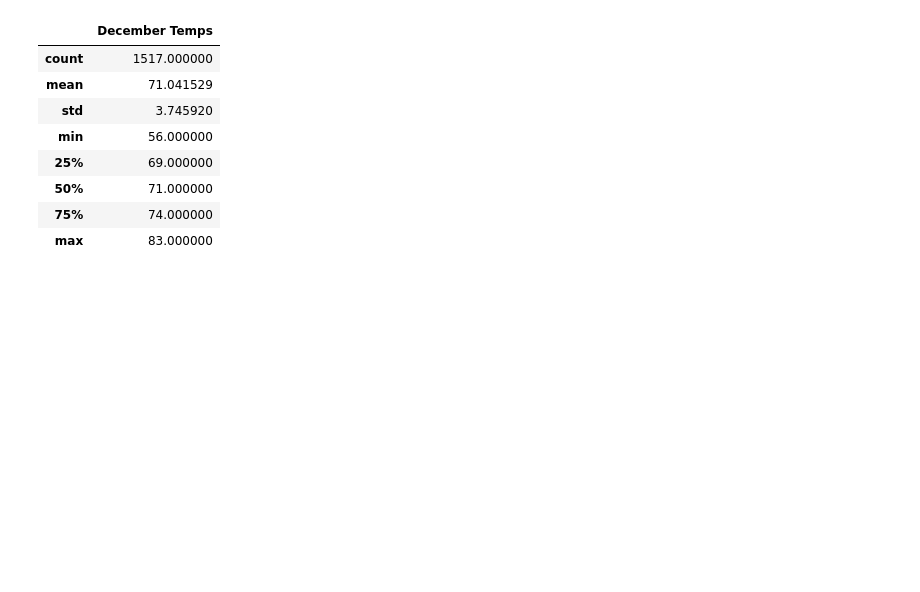
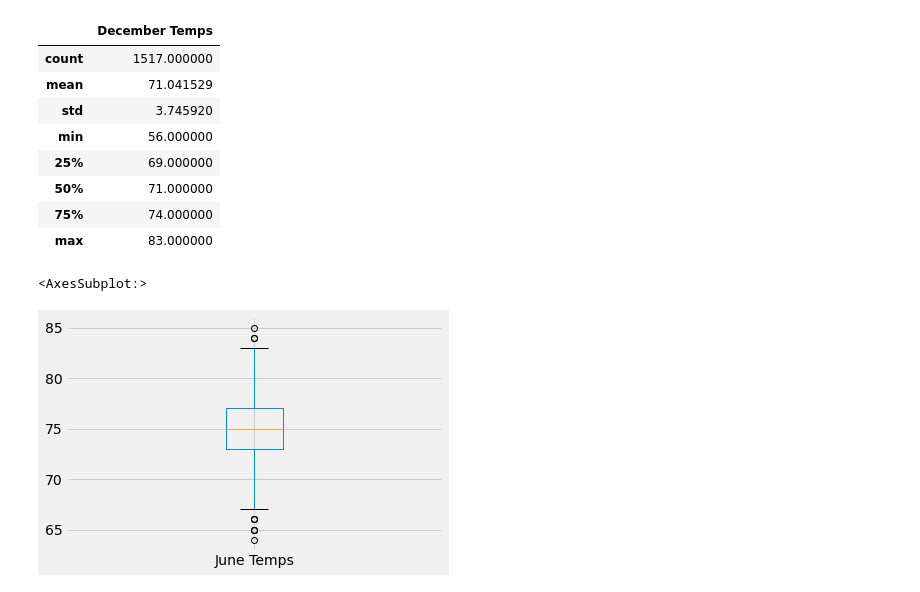
Before and after one commit to rmward17/Surfs_Up, a Jupyter notebook: SurfsUp_Challenge.ipynb, the cells around one changed output. Drawn from its saved outputs; the diff is of its cells as text; code cells hidden in the pictures; blank space fills up the shorter version.

```diff
--- a/SurfsUp_Challenge.ipynb
+++ b/SurfsUp_Challenge.ipynb
@@ -10,6 +10,11 @@ from sqlalchemy import create_engine, func
 
 import pandas as pd
 import datetime as dt
+
+%matplotlib inline
+from matplotlib import style
+style.use('fivethirtyeight')
+import matplotlib.pyplot as plt
 # %%
 engine = create_engine("sqlite:///hawaii.sqlite")
 
@@ -121,0 +123,7 @@ dec_df.describe()
+# %%
+june_df.set_index(june_df['date'], inplace=True)
+june_df = june_df.sort_index()
+june_df.boxplot()
+# %% [output]
+<AxesSubplot:>
+[figure, added]
```
Also changed, not shown: parts of 10 cells of this notebook, 1 other file.
